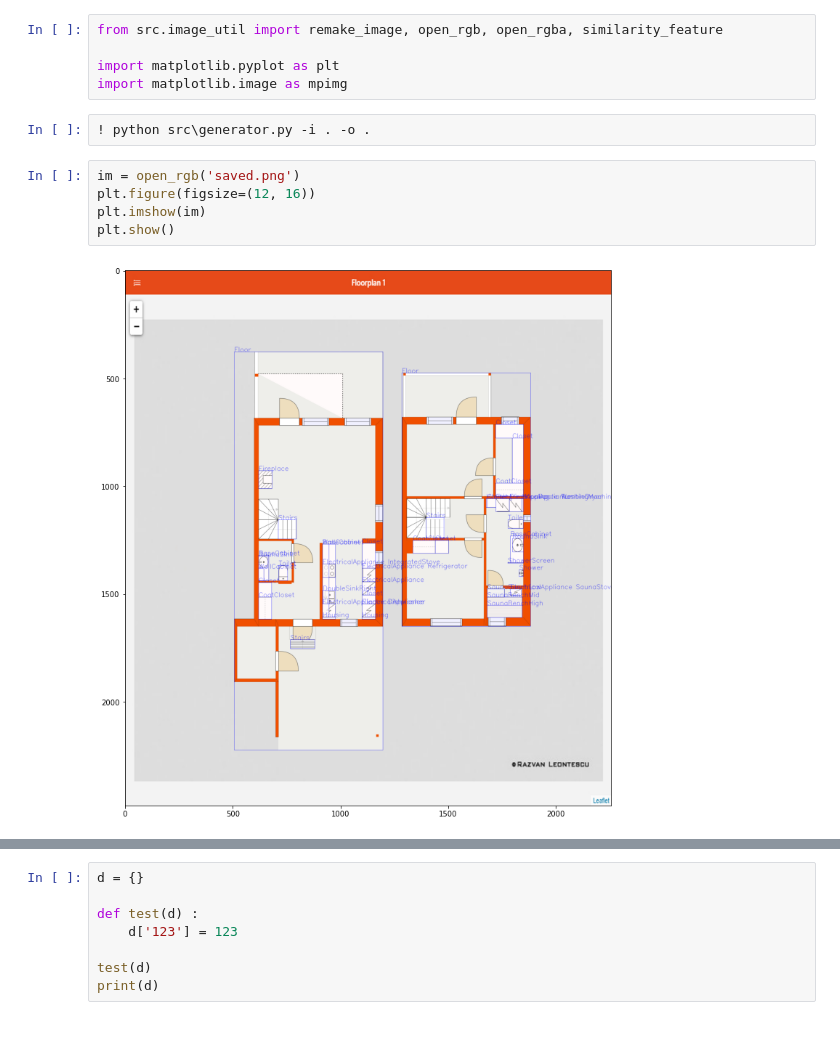
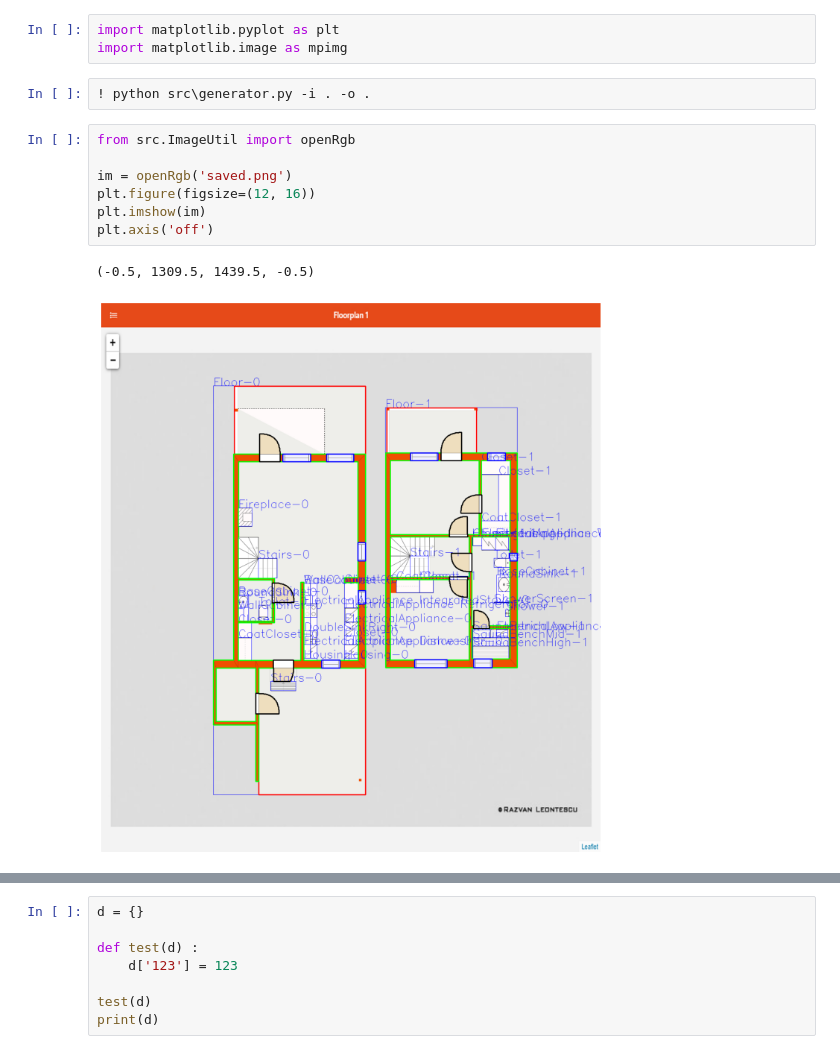
Before and after one commit to MaclaurinSeries/floorplan-reconstruction-dataset, a Jupyter notebook: dataset-manager.ipynb, the cells around one changed output, grey strips where cells are left out. Drawn from its saved outputs; the diff is of its cells as text.

```diff
--- a/dataset-manager.ipynb
+++ b/dataset-manager.ipynb
@@ -7,14 +4,15 @@ The autoreload extension is already loaded. To reload it, use:
 # %%
-from src.image_util import remake_image, open_rgb, open_rgba, similarity_feature
-
 import matplotlib.pyplot as plt
 import matplotlib.image as mpimg
 # %%
 ! python src\generator.py -i . -o .
-# %%
-im = open_rgb('saved.png')
-plt.figure(figsize=(12, 16))
-plt.imshow(im)
-plt.show()
-# %% [output]
-[figure, removed]
+# %%
+from src.ImageUtil import openRgb
+
+im = openRgb('saved.png')
+plt.figure(figsize=(12, 16))
+plt.imshow(im)
+plt.axis('off')
+# %% [output]
+(-0.5, 1309.5, 1439.5, -0.5)
+[figure, added]
```
Also changed, not shown: parts of 11 cells of this notebook, 8 other files.
